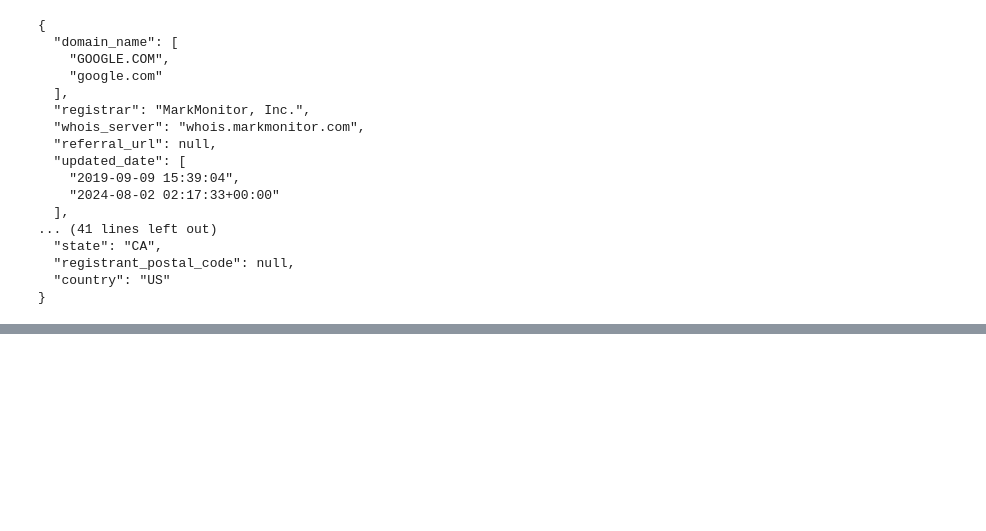
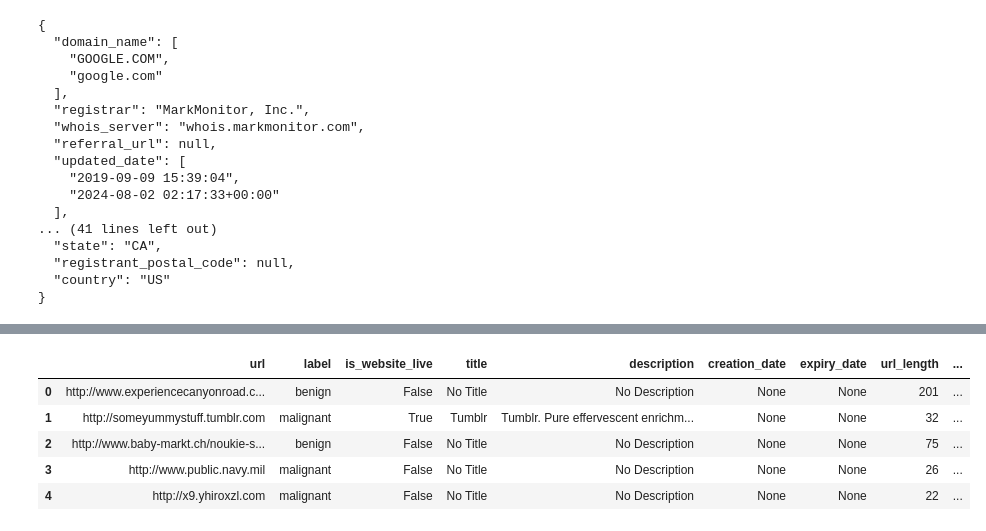
Before and after one commit to Waldea/Phishing-URL-Detection, a Jupyter notebook: richard.ipynb, the cells around one changed output, grey strips where cells are left out. Saved outputs shown, nothing was run; the diff lists cells and outputs as text; code cells hidden in the pictures; blank space fills up the shorter version.

```diff
--- a/richard.ipynb
+++ b/richard.ipynb
@@ -328,8 +328,8 @@ class ScraperConfig:
     """Configuration parameters for the scraper"""
     retries: int = 1
     timeout: int = 30
-    max_concurrent_requests: int = 300
-    chunk_size: int = 300
+    max_concurrent_requests: int = 500
+    chunk_size: int = 500
     backoff_min: float = 1.0
     backoff_max: float = 3.0
 
@@ -726,0 +596,41 @@ X_train, X_test, y_train, y_test = train_test_split(X, y, test_size=0.4, random_
+# %%
+from urllib.parse import urlparse, parse_qs, urlunparse
+
+def extract_url_features(df: pd.DataFrame, url_column: str) -> pd.DataFrame:
+    def ensure_url_scheme(url: str) -> str:
+        """Ensure the URL has a scheme, default to 'http' if missing."""
+        parsed_url = urlparse(url)
+        if not parsed_url.scheme:
+            # Add a default scheme (http) if missing
+            url = 'http://' + url
+        return url
+
+    # Apply the ensure_url_scheme function to ensure all URLs have a scheme
+    df[url_column] = df[url_column].apply(ensure_url_scheme)
+
+    # Create feature columns
+    df['url_length'] = df[url_column].apply(len)
+    df['num_subdirectories'] = df[url_column].apply(lambda x: len(urlparse(x).path.split('/')) - 1 if urlparse(x).path else 0)
+    df['num_query_params'] = df[url_column].apply(lambda x: len(parse_qs(urlparse(x).query)))
+
+    # Updated to handle URLs with fewer than 3 parts after splitting
+    df['has_ip_address'] = df[url_column].apply(lambda x: any(char.isdigit() for char in x.split('/')[2])
+                                                if len(x.split('/')) >= 3 else False)
+
+    df['is_https'] = df[url_column].apply(lambda x: 1 if urlparse(x).scheme == 'https' else 0)
+    df['has_www'] = df[url_column].apply(lambda x: 1 if 'www.' in x else 0)
+    df['num_subdomains'] = df[url_column].apply(lambda x: len(urlparse(x).netloc.split('.')) - 1 if urlparse(x).netloc else 0)  # Count subdomains, -1 for the domain
+    df['domain_length'] = df[url_column].apply(lambda x: len(urlparse(x).netloc.split('.')[0]))  # Length of the domain
+    df['tld'] = df[url_column].apply(lambda x: urlparse(x).netloc.split('.')[-1])  # Get TLD
+    return df
+# %%
+extracted_sample = extract_url_features(final_sample_df,'url')
+# %%
+extracted_sample.head()
+# %% [output]
+|  | url | label | is_website_live | title | description | creation_date | expiry_date | url_length | ... |
+| 0 | http://www.experiencecanyonroad.c... | benign | False | No Title | No Description | None | None | 201 | ... |
+| 1 | http://someyummystuff.tumblr.com | malignant | True | Tumblr | Tumblr. Pure effervescent enrichm... | None | None | 32 | ... |
+| 2 | http://www.baby-markt.ch/noukie-s... | benign | False | No Title | No Description | None | None | 75 | ... |
+| 3 | http://www.public.navy.mil | malignant | False | No Title | No Description | None | None | 26 | ... |
+| 4 | http://x9.yhiroxzl.com | malignant | False | No Title | No Description | None | None | 22 | ... |
```
Also changed, not shown: parts of 64 cells of this notebook.
